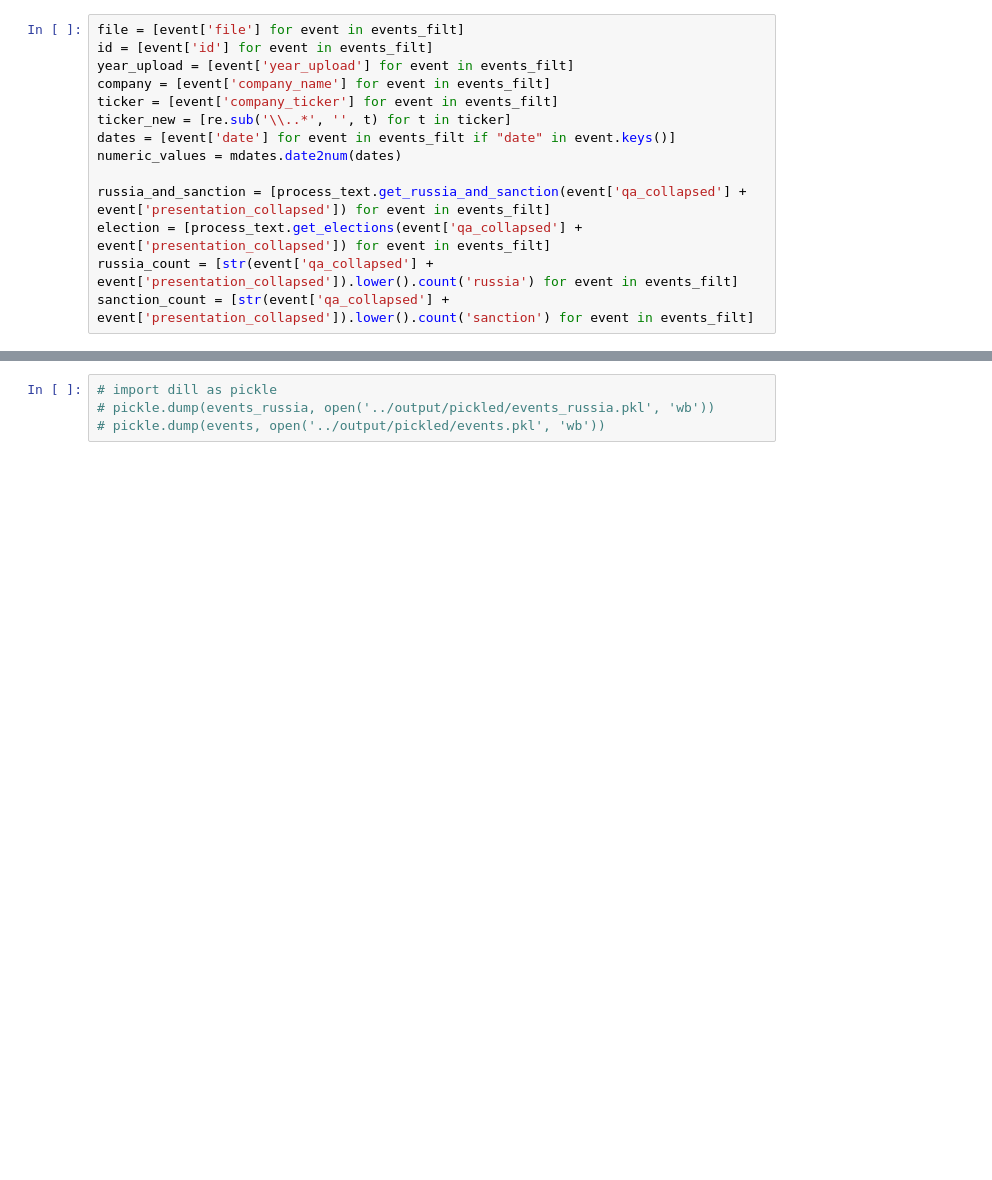
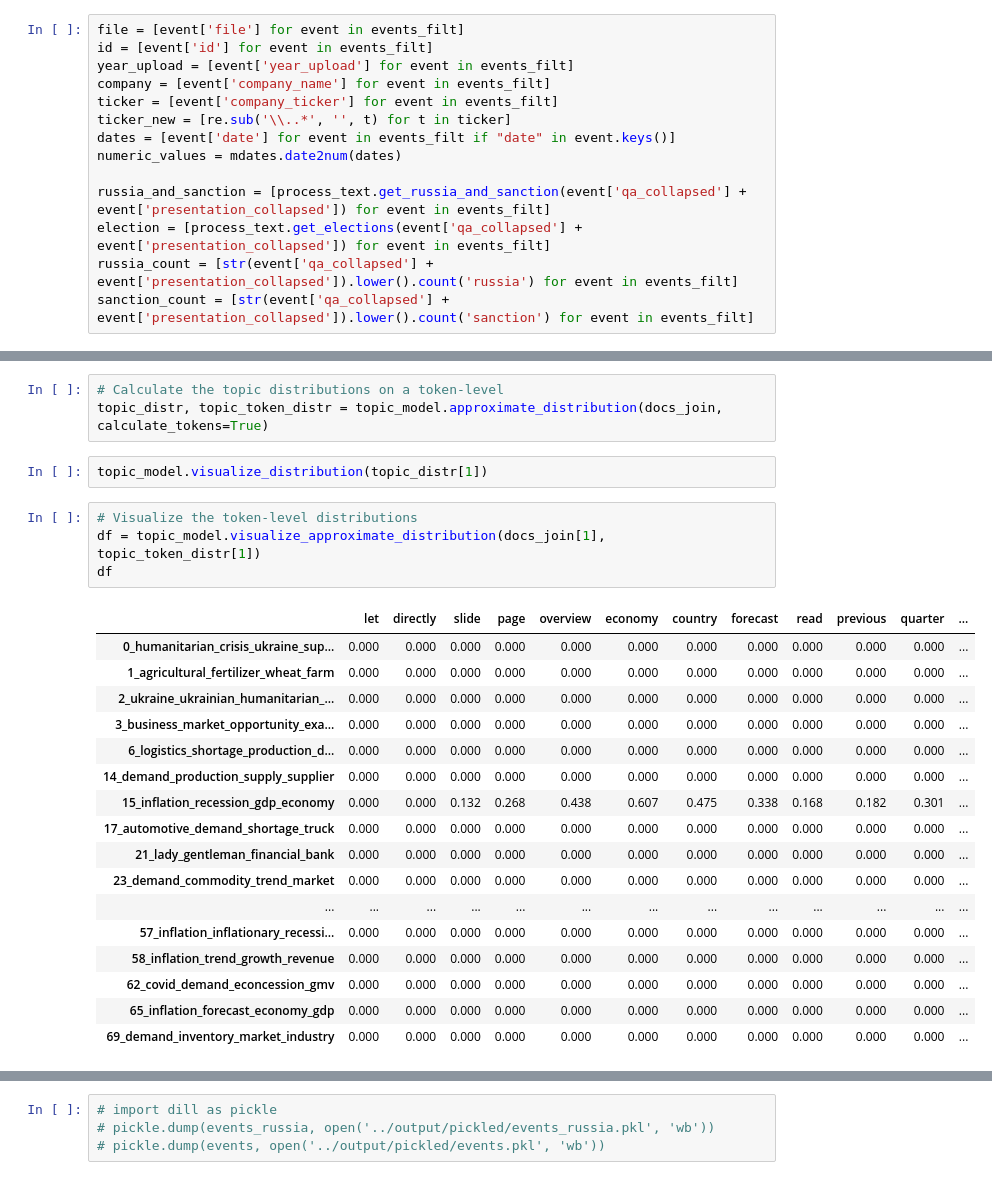
Before and after one commit to falseAzure/infineac, a Jupyter notebook: notebooks/overview.ipynb, the cells around one changed output, grey strips where cells are left out. Saved outputs shown, nothing was run; the diff lists cells and outputs as text; blank space fills up the shorter version.

```diff
--- a/notebooks/overview.ipynb
+++ b/notebooks/overview.ipynb
@@ -155,0 +219,27 @@ topic_model.get_topic_info()
+# %%
+# Calculate the topic distributions on a token-level
+topic_distr, topic_token_distr = topic_model.approximate_distribution(docs_join, calculate_tokens=True)
+# %%
+topic_model.visualize_distribution(topic_distr[1])
+# %%
+# Visualize the token-level distributions
+df = topic_model.visualize_approximate_distribution(docs_join[1], topic_token_distr[1])
+df
+# %% [output]
+|  | let | directly | slide | page | overview | economy | country | forecast | read | previous | quarter | ... |
+| 0_humanitarian_crisis_ukraine_sup... | 0.000 | 0.000 | 0.000 | 0.000 | 0.000 | 0.000 | 0.000 | 0.000 | 0.000 | 0.000 | 0.000 | ... |
+| 1_agricultural_fertilizer_wheat_farm | 0.000 | 0.000 | 0.000 | 0.000 | 0.000 | 0.000 | 0.000 | 0.000 | 0.000 | 0.000 | 0.000 | ... |
+| 2_ukraine_ukrainian_humanitarian_... | 0.000 | 0.000 | 0.000 | 0.000 | 0.000 | 0.000 | 0.000 | 0.000 | 0.000 | 0.000 | 0.000 | ... |
+| 3_business_market_opportunity_exa... | 0.000 | 0.000 | 0.000 | 0.000 | 0.000 | 0.000 | 0.000 | 0.000 | 0.000 | 0.000 | 0.000 | ... |
+| 6_logistics_shortage_production_d... | 0.000 | 0.000 | 0.000 | 0.000 | 0.000 | 0.000 | 0.000 | 0.000 | 0.000 | 0.000 | 0.000 | ... |
+| 14_demand_production_supply_supplier | 0.000 | 0.000 | 0.000 | 0.000 | 0.000 | 0.000 | 0.000 | 0.000 | 0.000 | 0.000 | 0.000 | ... |
+| 15_inflation_recession_gdp_economy | 0.000 | 0.000 | 0.132 | 0.268 | 0.438 | 0.607 | 0.475 | 0.338 | 0.168 | 0.182 | 0.301 | ... |
+| 17_automotive_demand_shortage_truck | 0.000 | 0.000 | 0.000 | 0.000 | 0.000 | 0.000 | 0.000 | 0.000 | 0.000 | 0.000 | 0.000 | ... |
+| 21_lady_gentleman_financial_bank | 0.000 | 0.000 | 0.000 | 0.000 | 0.000 | 0.000 | 0.000 | 0.000 | 0.000 | 0.000 | 0.000 | ... |
+| 23_demand_commodity_trend_market | 0.000 | 0.000 | 0.000 | 0.000 | 0.000 | 0.000 | 0.000 | 0.000 | 0.000 | 0.000 | 0.000 | ... |
+| ... | ... | ... | ... | ... | ... | ... | ... | ... | ... | ... | ... | ... |
+| 57_inflation_inflationary_recessi... | 0.000 | 0.000 | 0.000 | 0.000 | 0.000 | 0.000 | 0.000 | 0.000 | 0.000 | 0.000 | 0.000 | ... |
+| 58_inflation_trend_growth_revenue | 0.000 | 0.000 | 0.000 | 0.000 | 0.000 | 0.000 | 0.000 | 0.000 | 0.000 | 0.000 | 0.000 | ... |
+| 62_covid_demand_econcession_gmv | 0.000 | 0.000 | 0.000 | 0.000 | 0.000 | 0.000 | 0.000 | 0.000 | 0.000 | 0.000 | 0.000 | ... |
+| 65_inflation_forecast_economy_gdp | 0.000 | 0.000 | 0.000 | 0.000 | 0.000 | 0.000 | 0.000 | 0.000 | 0.000 | 0.000 | 0.000 | ... |
+| 69_demand_inventory_market_industry | 0.000 | 0.000 | 0.000 | 0.000 | 0.000 | 0.000 | 0.000 | 0.000 | 0.000 | 0.000 | 0.000 | ... |
```
Also changed, not shown: parts of 28 cells of this notebook.
